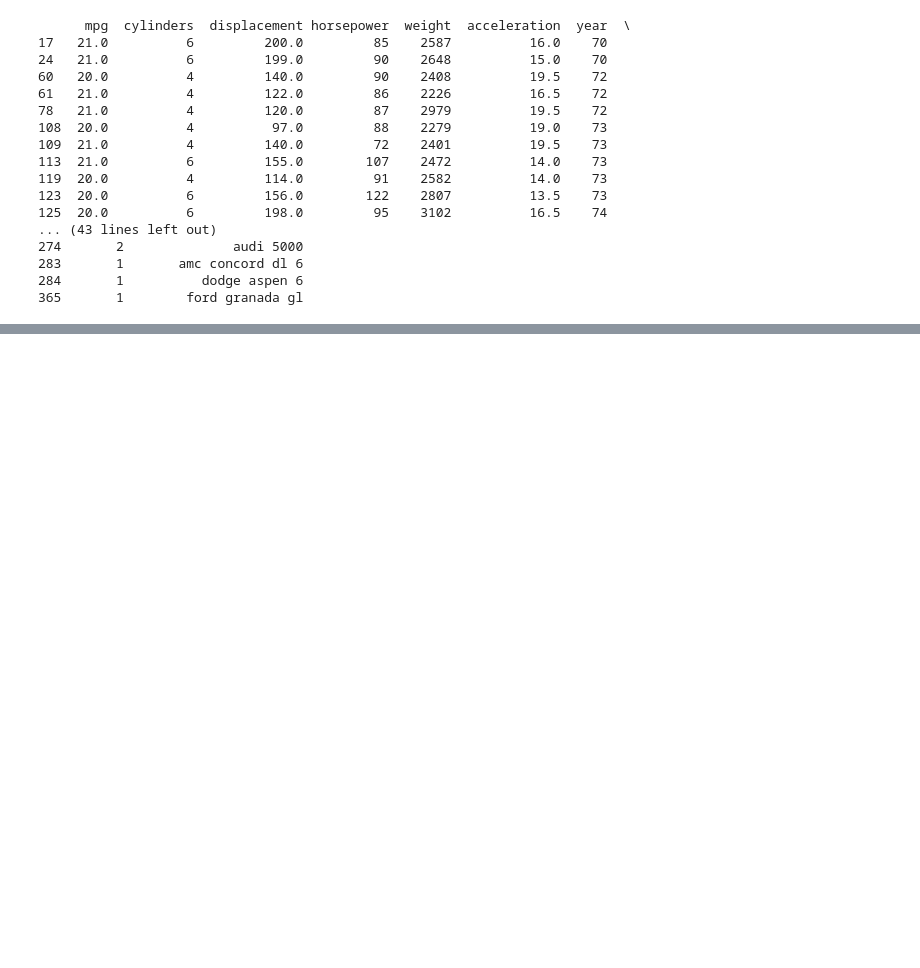
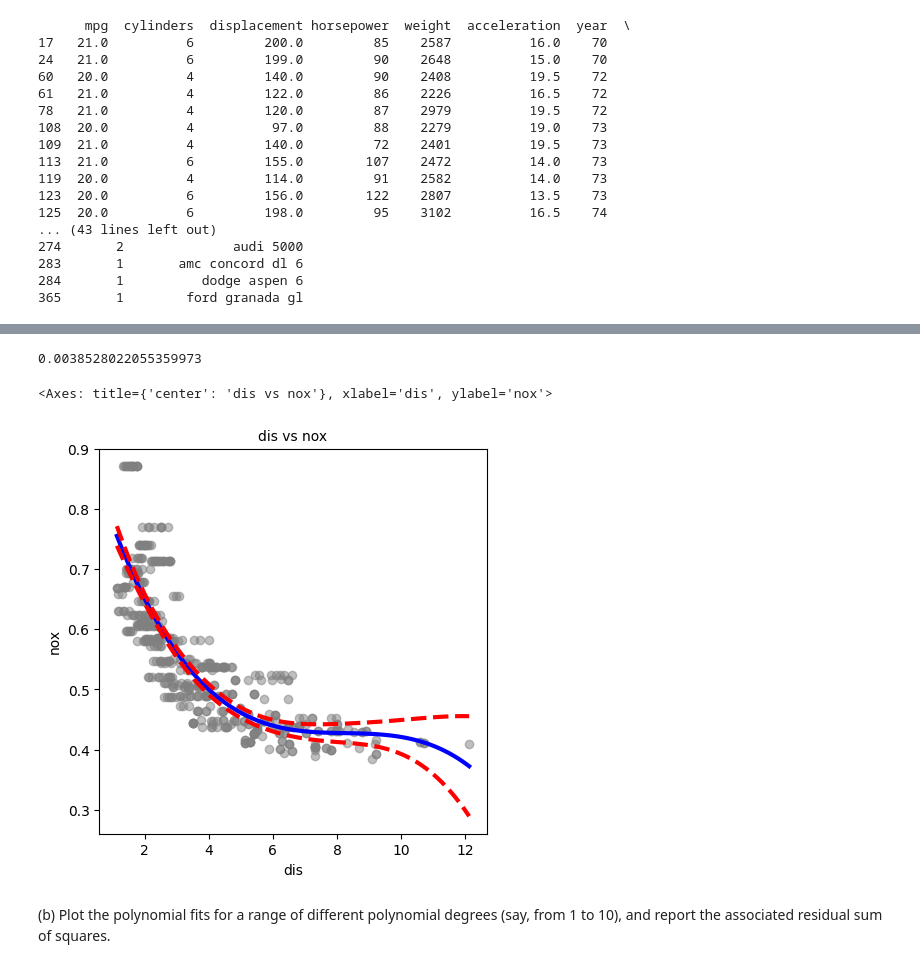
Before and after one commit to Cyclops9/ISL-Answers, a Jupyter notebook: Ch07-nonlib-applied.ipynb, the cells around one changed output, grey strips where cells are left out. Drawn from its saved outputs; the diff is of its cells as text; code cells hidden in the pictures; blank space fills up the shorter version.

```diff
--- a/Ch07-nonlib-applied.ipynb
+++ b/Ch07-nonlib-applied.ipynb
@@ -365,0 +372,5 @@ print(filtered_auto)
+# %%
+boston = load_data('Boston')
+boston.columns
+dis = boston['dis']
+nox = boston['nox']
@@ -365,0 +382,4 @@ print(filtered_auto)
+# %%
+dis_poly = MS([poly('dis',degree=3)]).fit(boston)
+mod = sm.OLS(nox,dis_poly.transform(boston)).fit()
+summarize(mod)
@@ -365,0 +392,34 @@ print(filtered_auto)
+# %%
+mod.mse_resid
+# %% [output]
+0.0038528022055359973
+# %%
+def plot_fit(df,basis,title):
+    X = basis.transform(boston)
+    Xnew = basis.transform(df)
+    M = sm.OLS(nox,X).fit()
+    preds = M.get_prediction(Xnew)
+    bands = preds.conf_int(alpha=0.05)
+    fig, ax = subplots(figsize=(3,3))
+    ax.scatter(dis,nox,facecolor='gray',alpha=0.5)
+    for val, ls in zip([preds.predicted_mean,
+                      bands[:,0],
+                      bands[:,1]],
+                     ['b','r--','r--']):
+        ax.plot(df.values, val, ls, linewidth=3)
+    ax.set_title(title, fontsize=10)
+    ax.set_xlabel('dis', fontsize=10)
+    ax.set_ylabel('nox', fontsize=10);
+    return ax
+# %%
+dis_grid = np.linspace(dis.min(),dis.max(),100)
+dis_df = pd.DataFrame({'dis':dis_grid})
+# %%
+plot_fit(dis_df,dis_poly,'dis vs nox')
+# %% [output]
+<Axes: title={'center': 'dis vs nox'}, xlabel='dis', ylabel='nox'>
+[figure, added]
+# %% [markdown]
+(b) Plot the polynomial fits for a range of different polynomial
+degrees (say, from 1 to 10), and report the associated residual
+sum of squares.
```
Also changed, not shown: parts of 55 cells of this notebook.
